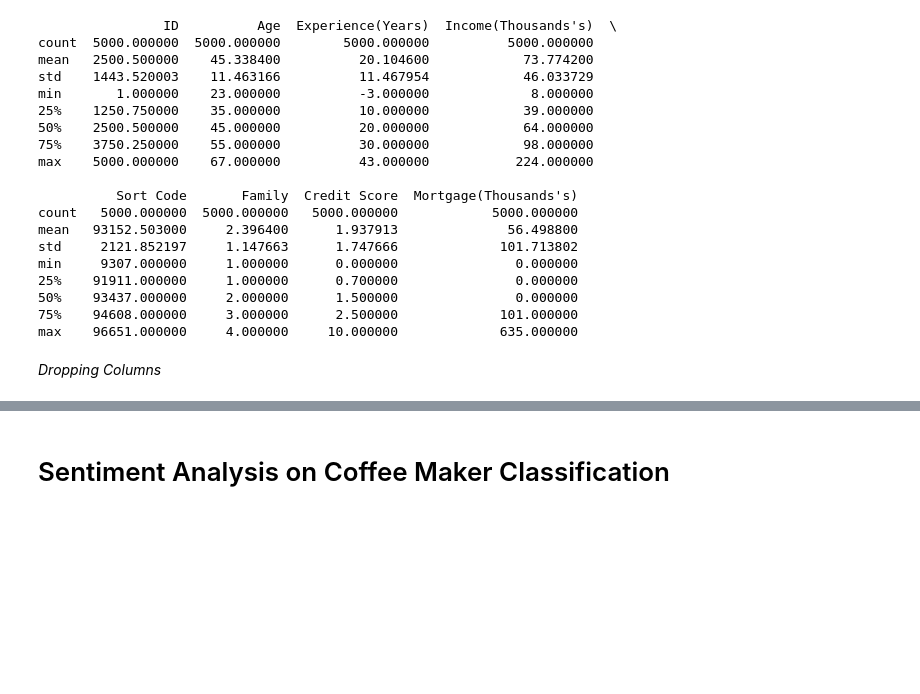
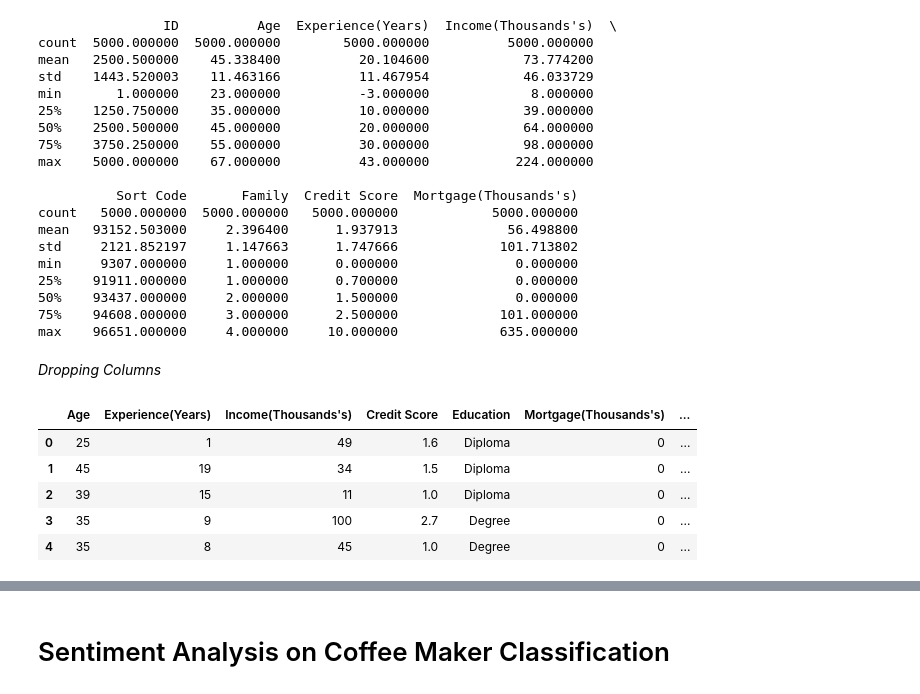
Before and after one commit to 353-KeithFernandes/KeithFernandes_ML_CA2, a Jupyter notebook: KeithFernandes_ML_CA2.ipynb, the cells around one changed output, grey strips where cells are left out. Cells and saved outputs as stored; diff of their text form; code cells hidden in the pictures; blank space fills up the shorter version.

```diff
--- a/KeithFernandes_ML_CA2.ipynb
+++ b/KeithFernandes_ML_CA2.ipynb
@@ -78,3 +105,12 @@ max    96651.000000     4.000000     10.000000             635.000000
 # %%
 df2 = df2.drop(['Sort Code', 'Family', 'ID'], axis=1)
 df2.dropna(inplace=True)
+# %%
+df2.head()
+# %% [output]
+|  | Age | Experience(Years) | Income(Thousands's) | Credit Score | Education | Mortgage(Thousands's) | ... |
+| 0 | 25 | 1 | 49 | 1.6 | Diploma | 0 | ... |
+| 1 | 45 | 19 | 34 | 1.5 | Diploma | 0 | ... |
+| 2 | 39 | 15 | 11 | 1.0 | Diploma | 0 | ... |
+| 3 | 35 | 9 | 100 | 2.7 | Degree | 0 | ... |
+| 4 | 35 | 8 | 45 | 1.0 | Degree | 0 | ... |
```
Also changed, not shown: parts of 7 cells of this notebook.
